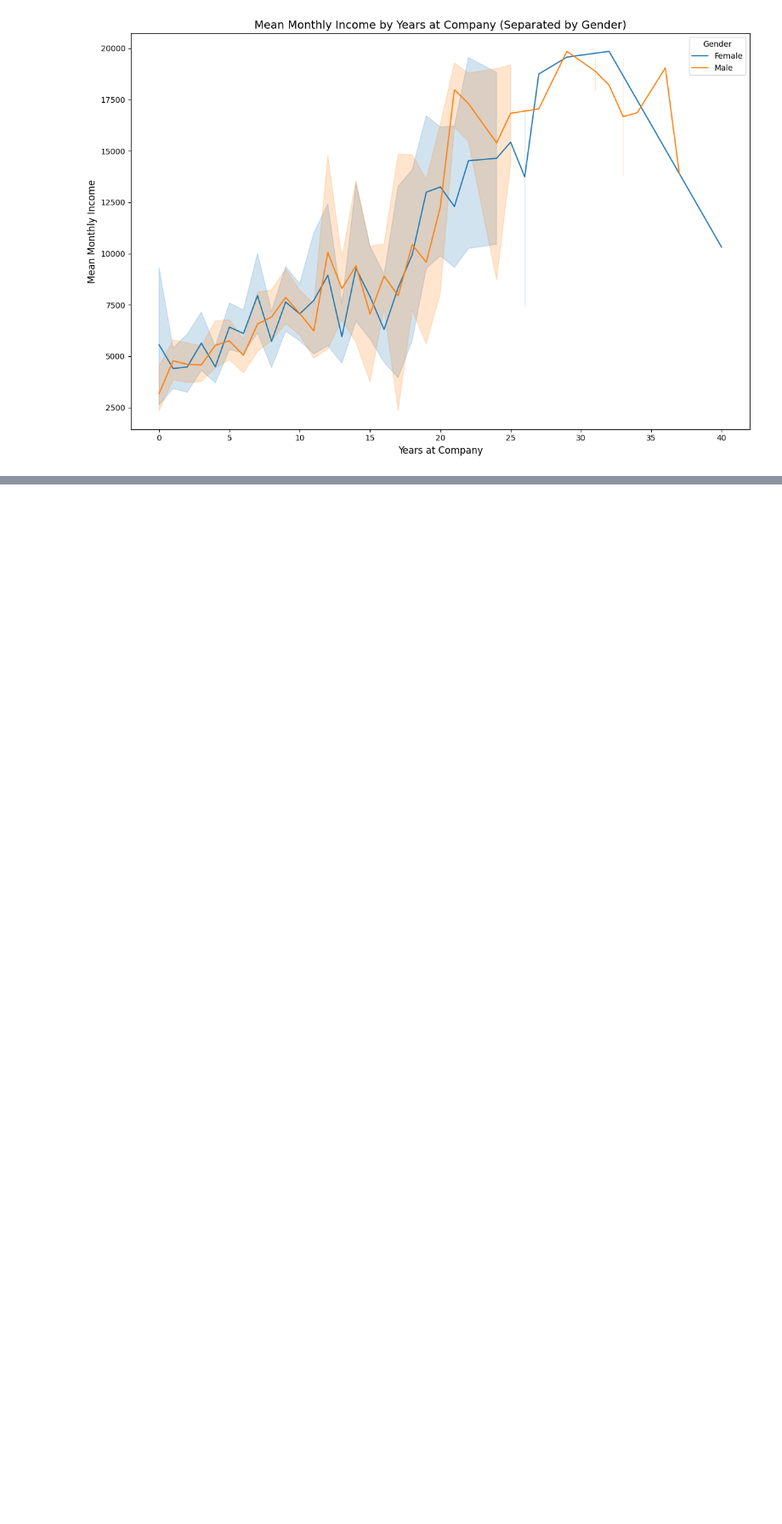
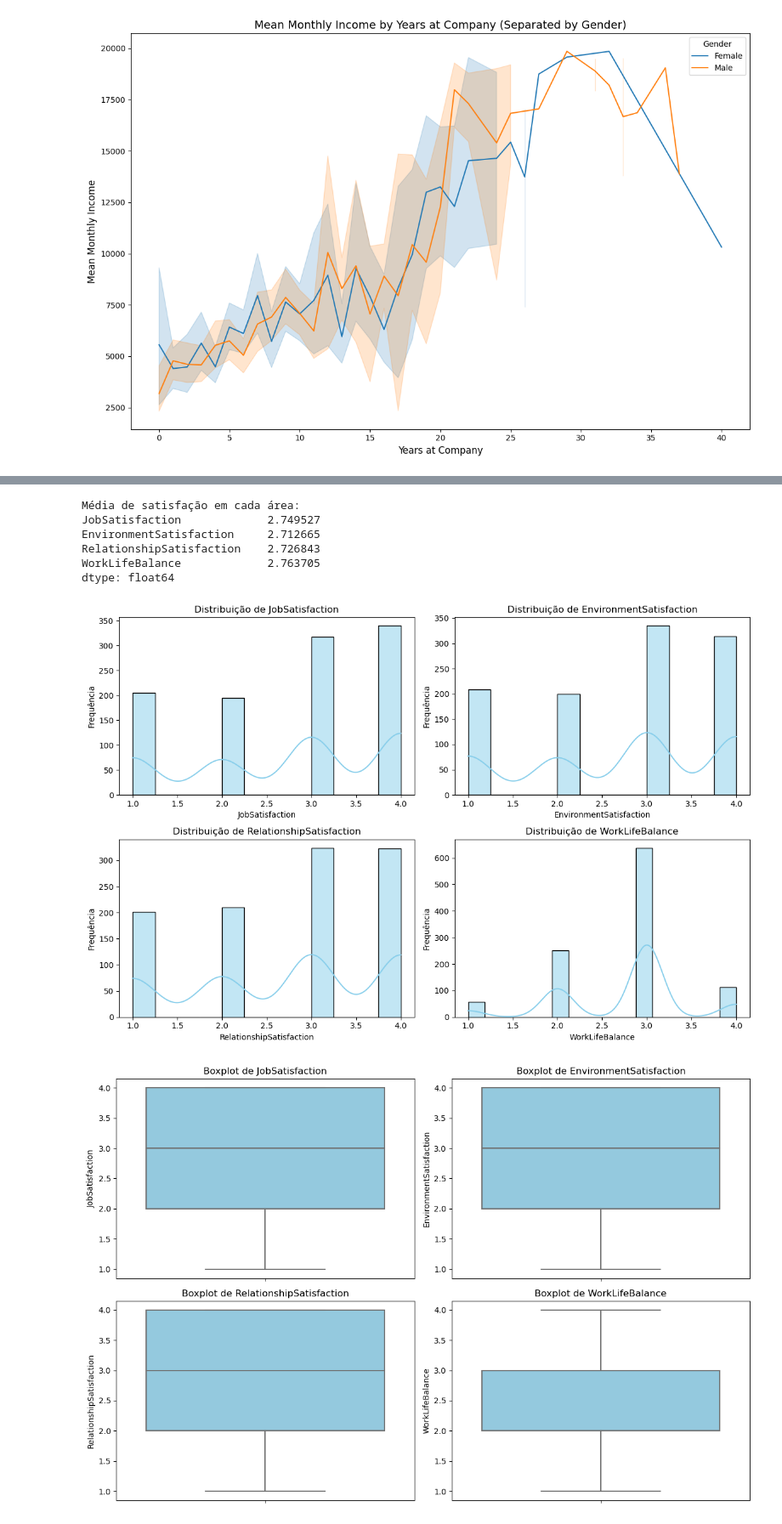
Before and after one commit to ptkwan/analise-rotatividade-ibm, a Jupyter notebook: notebook.ipynb, the cells around one changed output, grey strips where cells are left out. Shown at 85% size. Cells and saved outputs as stored; diff of their text form; code cells hidden in the pictures; blank space fills up the shorter version.

```diff
--- a/notebook.ipynb
+++ b/notebook.ipynb
@@ -244,0 +309,59 @@ plt.show()
+# %%
+# Média de satisfação em cada área
+satisfaction_cols = ['JobSatisfaction', 'EnvironmentSatisfaction', 'RelationshipSatisfaction', 'WorkLifeBalance']
+satisfaction_means = data[satisfaction_cols].mean()
+
+print("Média de satisfação em cada área:")
+print(satisfaction_means)
+
+# Distribuição da satisfação em cada área (histograma, boxplot)
+plt.figure(figsize=(12, 8))
+for i, col in enumerate(satisfaction_cols, 1):
+    plt.subplot(2, 2, i)
+    sns.histplot(data[col], kde=True, color='skyblue')
+    plt.title(f'Distribuição de {col}')
+    plt.xlabel(col)
+    plt.ylabel('Frequência')
+
+plt.tight_layout()
+plt.show()
+
+plt.figure(figsize=(12, 8))
+for i, col in enumerate(satisfaction_cols, 1):
+    plt.subplot(2, 2, i)
+    sns.boxplot(y=data[col], color='skyblue')
+    plt.title(f'Boxplot de {col}')
+    plt.ylabel(col)
+
+plt.tight_layout()
+plt.show()
+
+# Relação entre diferentes medidas de satisfação
+satisfaction_corr = data[satisfaction_cols].corr()
+
+plt.figure(figsize=(8, 6))
+sns.heatmap(satisfaction_corr, annot=True, cmap='coolwarm', fmt=".2f")
+plt.title('Correlação entre diferentes medidas de satisfação')
+plt.show()
+
+# Tempo na Empresa (YearsAtCompany, YearsInCurrentRole, YearsSinceLastPromotion, YearsWithCurrManager)
+plt.figure(figsize=(12, 6))
+years_cols = ['YearsAtCompany', 'YearsInCurrentRole', 'YearsSinceLastPromotion', 'YearsWithCurrManager']
+for i, col in enumerate(years_cols, 1):
+    plt.subplot(2, 2, i)
+    sns.histplot(data[col], kde=True, color='skyblue')
+    plt.title(f'Distribuição de {col}')
+    plt.xlabel(col)
+    plt.ylabel('Frequência')
+
+plt.tight_layout()
+plt.show()
+# %% [output]
+Média de satisfação em cada área:
+JobSatisfaction             2.749527
+EnvironmentSatisfaction     2.712665
+RelationshipSatisfaction    2.726843
+WorkLifeBalance             2.763705
+dtype: float64
+[figure, added]
+[figure, added]
```
Also changed, not shown: parts of 31 cells of this notebook.
